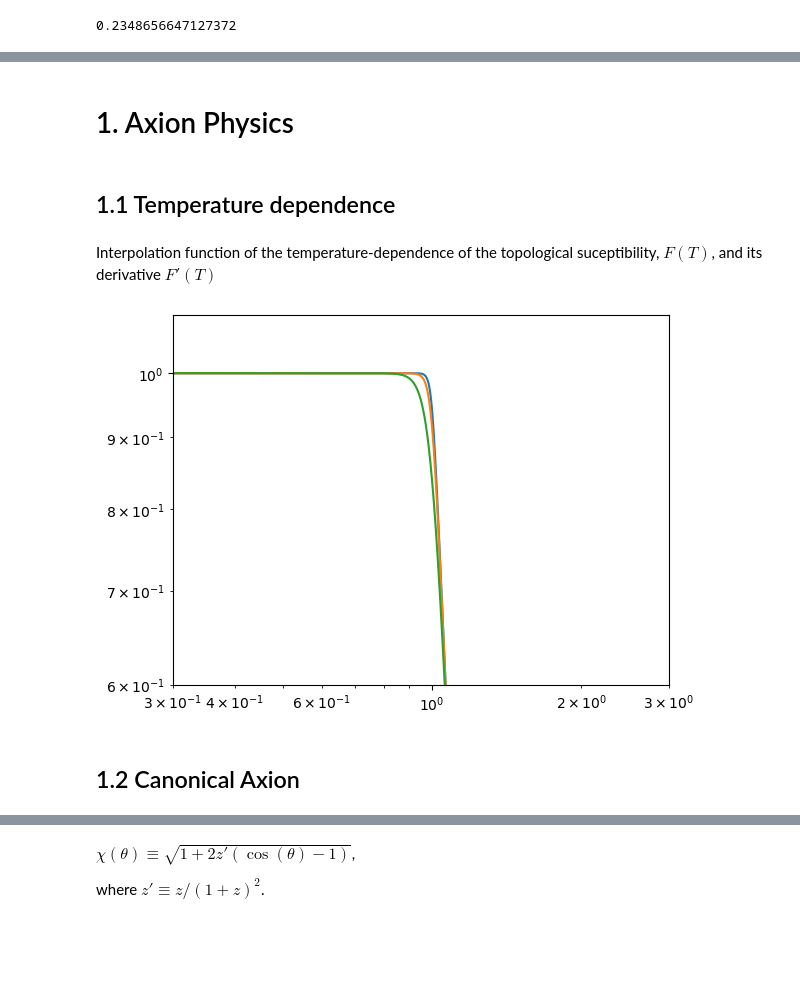
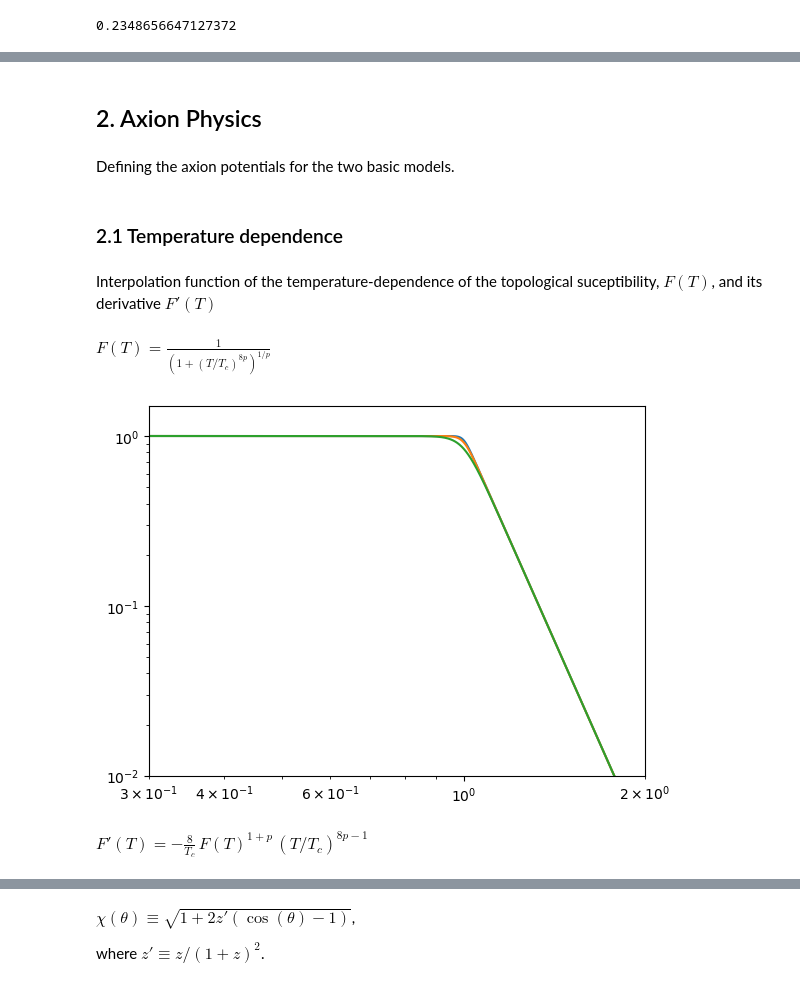
Before and after one commit to ManuelBuenAbad/axion_mcmc, a Jupyter notebook: axion_evol.ipynb, the cells around one changed output, grey strips where cells are left out. Cells and saved outputs as stored; diff of their text form; code cells hidden in the pictures; blank space fills up the shorter version.

```diff
--- a/axion_evol.ipynb
+++ b/axion_evol.ipynb
@@ -473,11 +576,15 @@ scale_factor(time_arr[-1]*1.e12)
 # %% [markdown]
-# 1. Axion Physics
+## 2. Axion Physics
+# %% [markdown]
+Defining the axion potentials for the two basic models.
 # %% [markdown]
-## 1.1 Temperature dependence
+### 2.1 Temperature dependence
 # %% [markdown]
 Interpolation function of the temperature-dependence of the topological suceptibility, $F(T)$, and its derivative $F'(T)$
+# %% [markdown]
+$F(T) = \frac{1}{\left(1 + (T/T_c)^{8 p} \right)^{1/p}}$
 # %%
-def FTemp(T, p=12, small=1.e-6):
+def FTemp(T, p=12, small=1.e-10):
     """
     FTemp : ad-hoc interpolation function of the temperature dependence of the topological susceptibility, F(T) [dimless].
 
@@ -511,10 +618,12 @@ def FTemp(T, p=12, small=1.e-6):
 # %%
 plt.loglog(Temp_arr/Tcrit, FTemp(Temp_arr))
 plt.loglog(Temp_arr/Tcrit, FTemp(Temp_arr, 8))
 plt.loglog(Temp_arr/Tcrit, FTemp(Temp_arr, 4))
 
-plt.xlim(0.3, 3)
-plt.ylim(0.6,1.1);
+plt.xlim(0.3, 2)
+plt.ylim(0.01,1.5);
 # %% [output]
-[figure, old version]
+[figure, new version]
+# %% [markdown]
+$F'(T) =  - \frac{8}{T_c} \, F(T)^{1+p} \, \left( T/T_c \right)^{8p - 1}$
 # %%
@@ -539,2 +651,0 @@ def dFTdT(T, p=12, small=1.e-6):
-# %% [markdown]
-## 1.2 Canonical Axion
```
Also changed, not shown: parts of 158 cells of this notebook, 2 other files.
